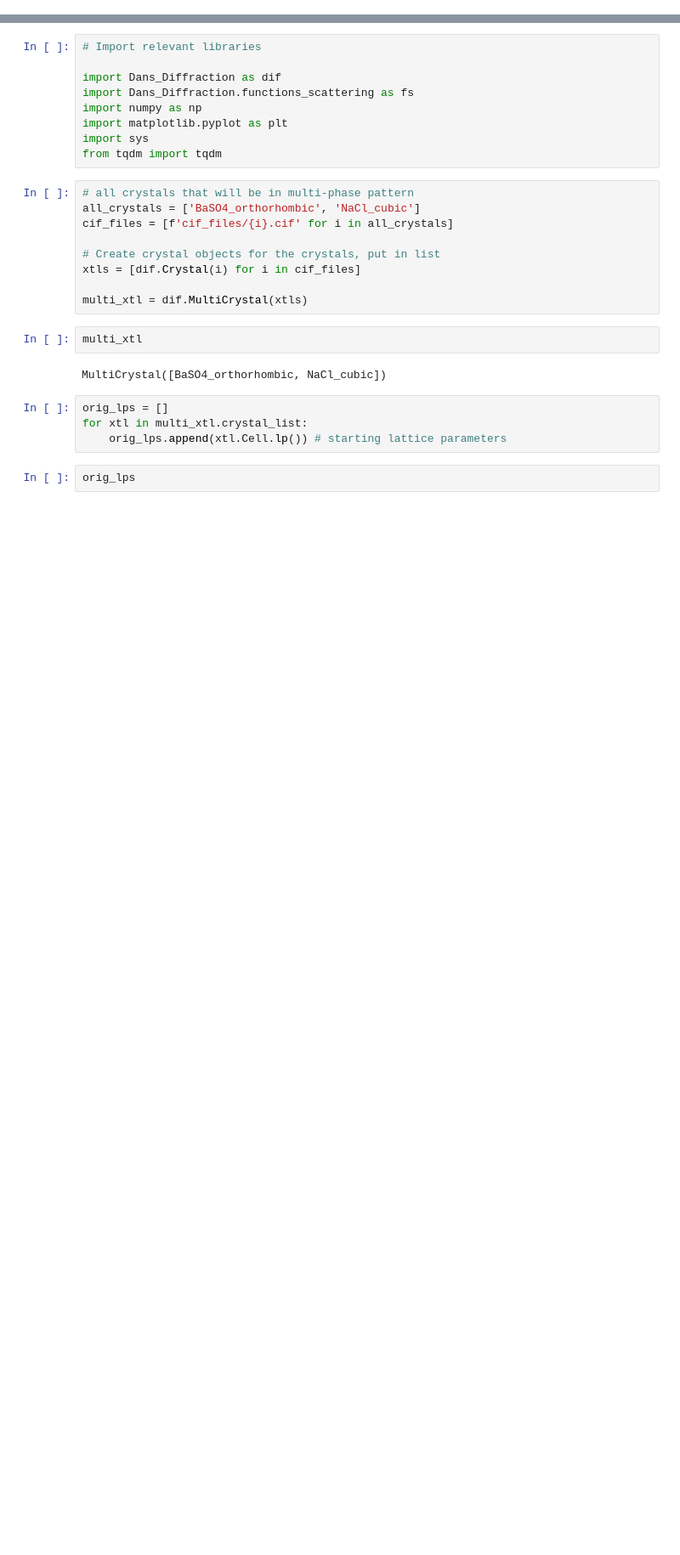
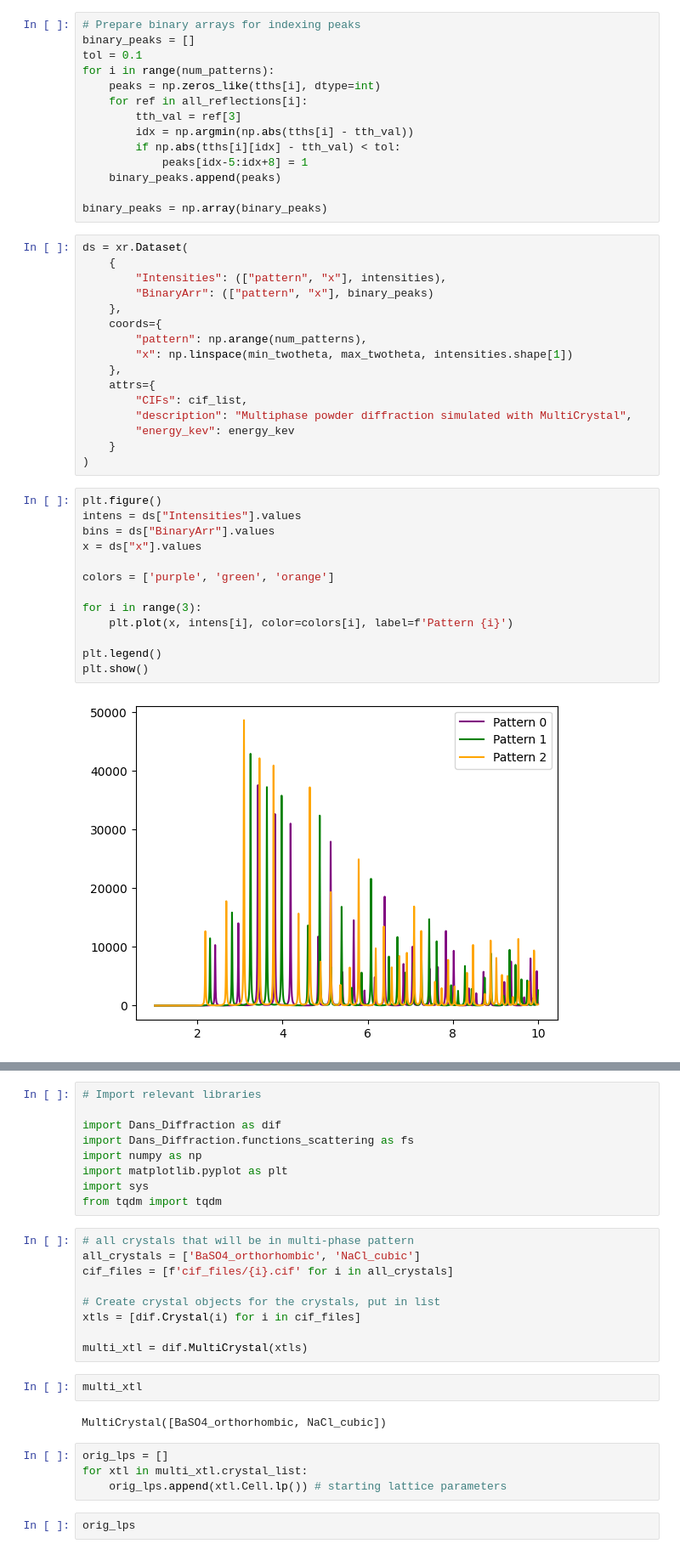
Before and after one commit to soniahasko/internship_2025, a Jupyter notebook: multiphase.ipynb, the cells around one changed output, grey strips where cells are left out. Shown at 85% size. Drawn from its saved outputs; the diff is of its cells as text; blank space fills up the shorter version.

Commit message:
Added multiphase simulator using Dans-Diffraction libraries.

```diff
--- a/multiphase.ipynb
+++ b/multiphase.ipynb
@@ -0,0 +74,45 @@
+# %%
+# Prepare binary arrays for indexing peaks
+binary_peaks = []
+tol = 0.1
+for i in range(num_patterns):
+    peaks = np.zeros_like(tths[i], dtype=int)
+    for ref in all_reflections[i]:
+        tth_val = ref[3]
+        idx = np.argmin(np.abs(tths[i] - tth_val))
+        if np.abs(tths[i][idx] - tth_val) < tol:
+            peaks[idx-5:idx+8] = 1
+    binary_peaks.append(peaks)
+
+binary_peaks = np.array(binary_peaks)
+# %%
+ds = xr.Dataset(
+    {
+        "Intensities": (["pattern", "x"], intensities),
+        "BinaryArr": (["pattern", "x"], binary_peaks)
+    },
+    coords={
+        "pattern": np.arange(num_patterns),
+        "x": np.linspace(min_twotheta, max_twotheta, intensities.shape[1])
+    },
+    attrs={
+        "CIFs": cif_list,
+        "description": "Multiphase powder diffraction simulated with MultiCrystal",
+        "energy_kev": energy_kev
+    }
+)
+# %%
+plt.figure()
+intens = ds["Intensities"].values
+bins = ds["BinaryArr"].values
+x = ds["x"].values
+
+colors = ['purple', 'green', 'orange']
+
+for i in range(3):
+    plt.plot(x, intens[i], color=colors[i], label=f'Pattern {i}')
+
+plt.legend()
+plt.show()
+# %% [output]
+[figure, added]
```
Also changed, not shown: parts of 24 cells of this notebook, 2 other files.
